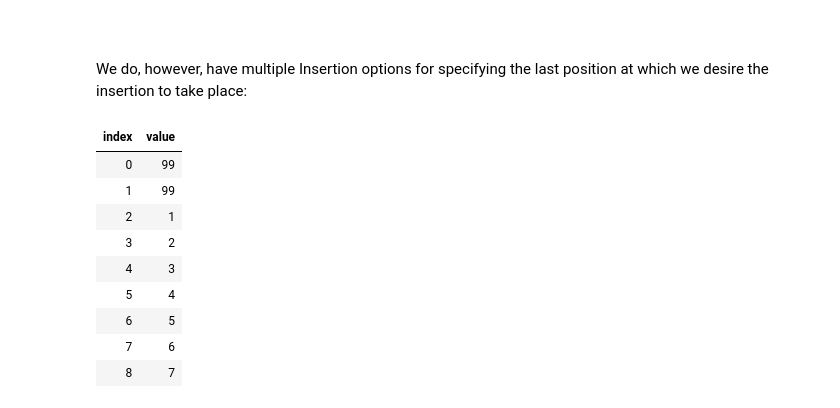
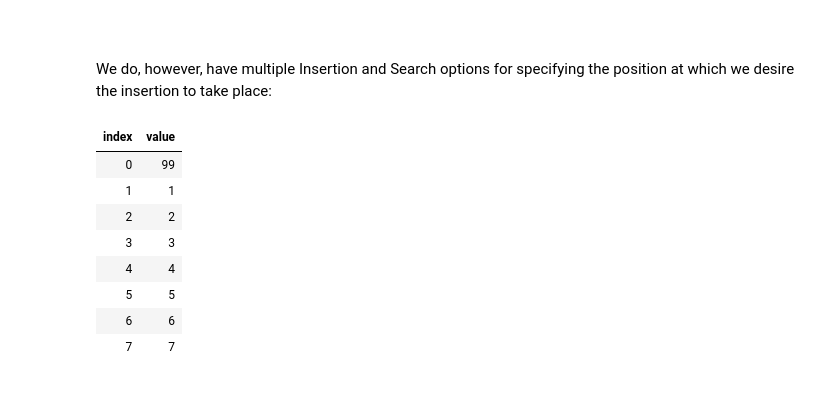
Before and after one commit to HarryJamesGreenblatt/Notes-On-C-Sharp, a Jupyter notebook: 16. Linear Data Structures/Built-In Classes/The LinkedList Class.ipynb, the cells around one changed output. Drawn from its saved outputs; the diff is of its cells as text; code cells hidden in the pictures.

```diff
--- a/16. Linear Data Structures/Built-In Classes/The LinkedList Class.ipynb
+++ b/16. Linear Data Structures/Built-In Classes/The LinkedList Class.ipynb
@@ -552,20 +552,17 @@ doublyLinkedIntegerList.Last.Value
 # %% [markdown]
 <br>
 # %% [markdown]
-We do, however, have multiple Insertion options for specifying the last position at which we desire the insertion to take place:
+We do, however, have multiple Insertion and Search options for specifying the position at which we desire the insertion to take place:
 # %%
-// Insert at the head of the list
-//
-
+// Insert the value 99 at the head of the list
 doublyLinkedIntegerList.AddFirst( 99 ).List
 # %% [output]
 | index | value |
 | 0 | 99 |
-| 1 | 99 |
-| 2 | 1 |
-| 3 | 2 |
-| 4 | 3 |
-| 5 | 4 |
-| 6 | 5 |
-| 7 | 6 |
-| 8 | 7 |
+| 1 | 1 |
+| 2 | 2 |
+| 3 | 3 |
+| 4 | 4 |
+| 5 | 5 |
+| 6 | 6 |
+| 7 | 7 |
```
Also changed, not shown: parts of 5 cells of this notebook.
